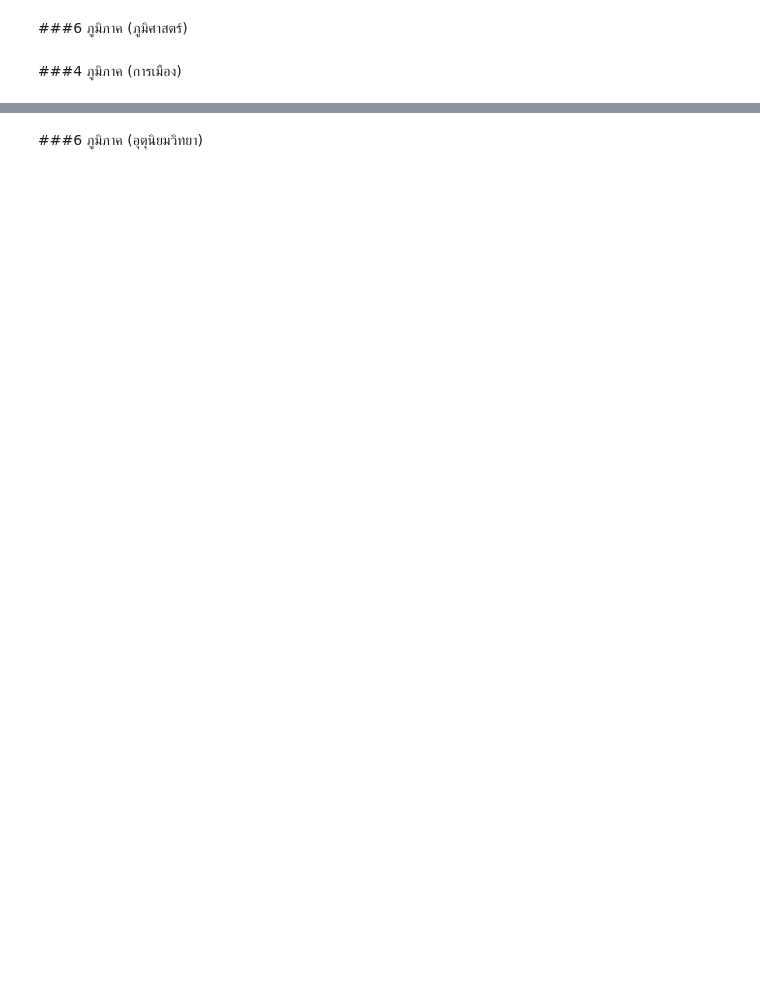
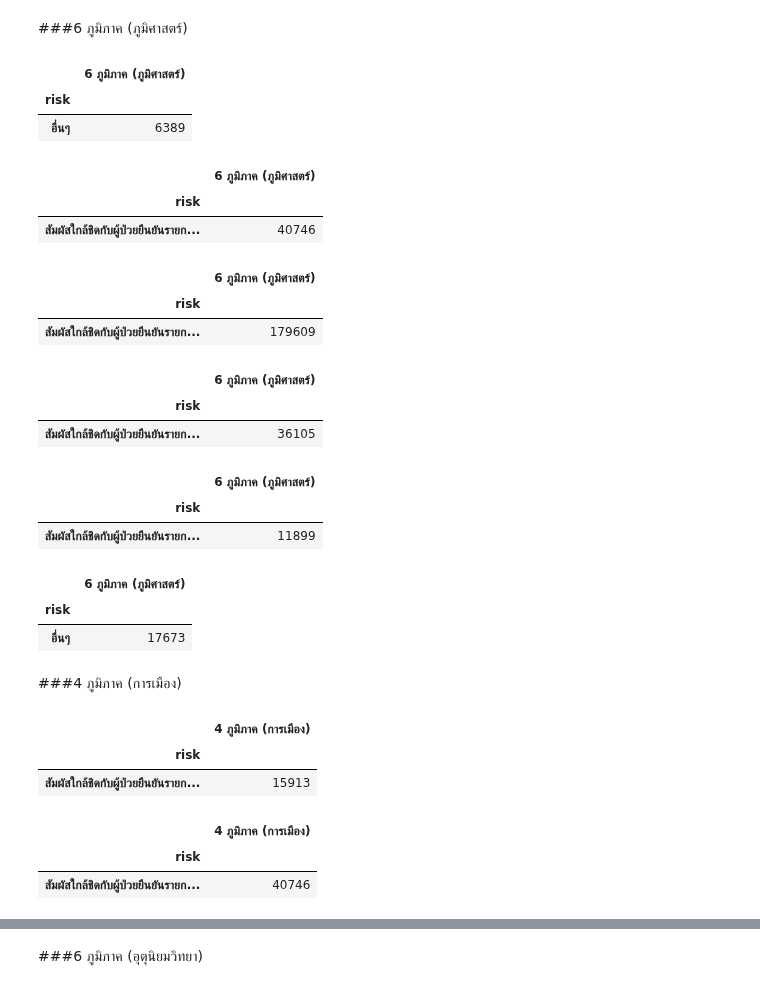
Before and after one commit to Thitichaya2000/data_viz_2022, a Jupyter notebook: BasicPython&DataViz_midterm2022.ipynb, the cells around one changed output, grey strips where cells are left out. Saved outputs shown, nothing was run; the diff lists cells and outputs as text; code cells hidden in the pictures; blank space fills up the shorter version.

```diff
--- a/BasicPython&DataViz_midterm2022.ipynb
+++ b/BasicPython&DataViz_midterm2022.ipynb
@@ -527,4 +573,68 @@ data_midterm_drop.groupby('5 ภูมิภาค (การท่องเท
 # %% [markdown]
 ###6 ภูมิภาค (ภูมิศาสตร์)
+# %%
+#ภาคเหนือ
+n3_geo1 = data_midterm_drop[data_midterm_drop['6 ภูมิภาค (ภูมิศาสตร์)']=='เหนือ'].groupby(['risk']).count()  # จัดกลุ่ม risk และนับจำนวน
+n3_geo1.sort_values(by='6 ภูมิภาค (ภูมิศาสตร์)',ascending=False).iloc[:1,5:-3]
+# %% [output]
+|  | 6 ภูมิภาค (ภูมิศาสตร์) |
+| risk |  |
+| อื่นๆ | 6389 |
+# %%
+#ภาคใต้
+n3_geo2 = data_midterm_drop[data_midterm_drop['6 ภูมิภาค (ภูมิศาสตร์)']=='ใต้'].groupby(['risk']).count()  # จัดกลุ่ม risk และนับจำนวน
+n3_geo2.sort_values(by='6 ภูมิภาค (ภูมิศาสตร์)',ascending=False).iloc[:1,5:-3]
+# %% [output]
+|  | 6 ภูมิภาค (ภูมิศาสตร์) |
+| risk |  |
+| สัมผัสใกล้ชิดกับผู้ป่วยยืนยันรายก... | 40746 |
+# %%
+#ภาคกลาง
+n3_geo3 = data_midterm_drop[data_midterm_drop['6 ภูมิภาค (ภูมิศาสตร์)']=='กลาง'].groupby(['risk']).count()  # จัดกลุ่ม risk และนับจำนวน
+n3_geo3.sort_values(by='6 ภูมิภาค (ภูมิศาสตร์)',ascending=False).iloc[:1,5:-3]
+# %% [output]
+|  | 6 ภูมิภาค (ภูมิศาสตร์) |
+| risk |  |
+| สัมผัสใกล้ชิดกับผู้ป่วยยืนยันรายก... | 179609 |
+# %%
+#ภาคตะวันออก
+n3_geo4 = data_midterm_drop[data_midterm_drop['6 ภูมิภาค (ภูมิศาสตร์)']=='ตะวันออก'].groupby(['risk']).count()  # จัดกลุ่ม risk และนับจำนวน
+n3_geo4.sort_values(by='6 ภูมิภาค (ภูมิศาสตร์)',ascending=False).iloc[:1,5:-3]
+# %% [output]
+|  | 6 ภูมิภาค (ภูมิศาสตร์) |
+| risk |  |
+| สัมผัสใกล้ชิดกับผู้ป่วยยืนยันรายก... | 36105 |
+# %%
+#ภาคตะวันตก
+n3_geo5 = data_midterm_drop[data_midterm_drop['6 ภูมิภาค (ภูมิศาสตร์)']=='ตะวันตก'].groupby(['risk']).count()  # จัดกลุ่ม risk และนับจำนวน
+n3_geo5.sort_values(by='6 ภูมิภาค (ภูมิศาสตร์)',ascending=False).iloc[:1,5:-3]
+# %% [output]
+|  | 6 ภูมิภาค (ภูมิศาสตร์) |
+| risk |  |
+| สัมผัสใกล้ชิดกับผู้ป่วยยืนยันรายก... | 11899 |
+# %%
+#ภาคตะวันออกเฉียงเหนือ
+n3_geo6 =  data_midterm_drop[ data_midterm_drop['6 ภูมิภาค (ภูมิศาสตร์)']=='ตะวันออกเฉียงเหนือ'].groupby(['risk']).count()  # จัดกลุ่ม risk และนับจำนวน
+n3_geo6.sort_values(by='6 ภูมิภาค (ภูมิศาสตร์)',ascending=False).iloc[:1,5:-3]
+# %% [output]
+|  | 6 ภูมิภาค (ภูมิศาสตร์) |
+| risk |  |
+| อื่นๆ | 17673 |
 # %% [markdown]
 ###4 ภูมิภาค (การเมือง)
+# %%
+#ภาคเหนือ
+n3_politics1 = data_midterm_drop[data_midterm_drop['4 ภูมิภาค (การเมือง)']=='เหนือ'].groupby(['risk']).count()  # จัดกลุ่ม risk และนับจำนวน
+n3_politics1.sort_values(by='4 ภูมิภาค (การเมือง)',ascending=False).iloc[:1,6:-2]
+# %% [output]
+|  | 4 ภูมิภาค (การเมือง) |
+| risk |  |
+| สัมผัสใกล้ชิดกับผู้ป่วยยืนยันรายก... | 15913 |
+# %%
+#ภาคใต้
+n3_politics2 = data_midterm_drop[data_midterm_drop['4 ภูมิภาค (การเมือง)']=='ใต้'].groupby(['risk']).count()  # จัดกลุ่ม risk และนับจำนวน
+n3_politics2.sort_values(by='4 ภูมิภาค (การเมือง)',ascending=False).iloc[:1,6:-2]
+# %% [output]
+|  | 4 ภูมิภาค (การเมือง) |
+| risk |  |
+| สัมผัสใกล้ชิดกับผู้ป่วยยืนยันรายก... | 40746 |
```
Also changed, not shown: parts of 25 cells of this notebook.
